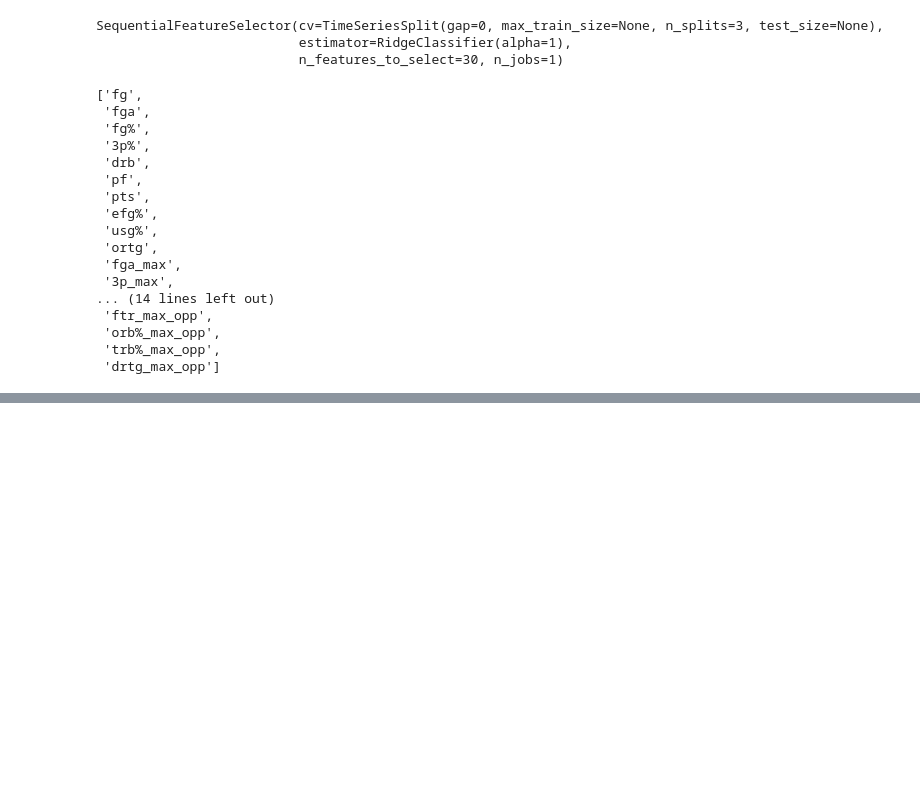
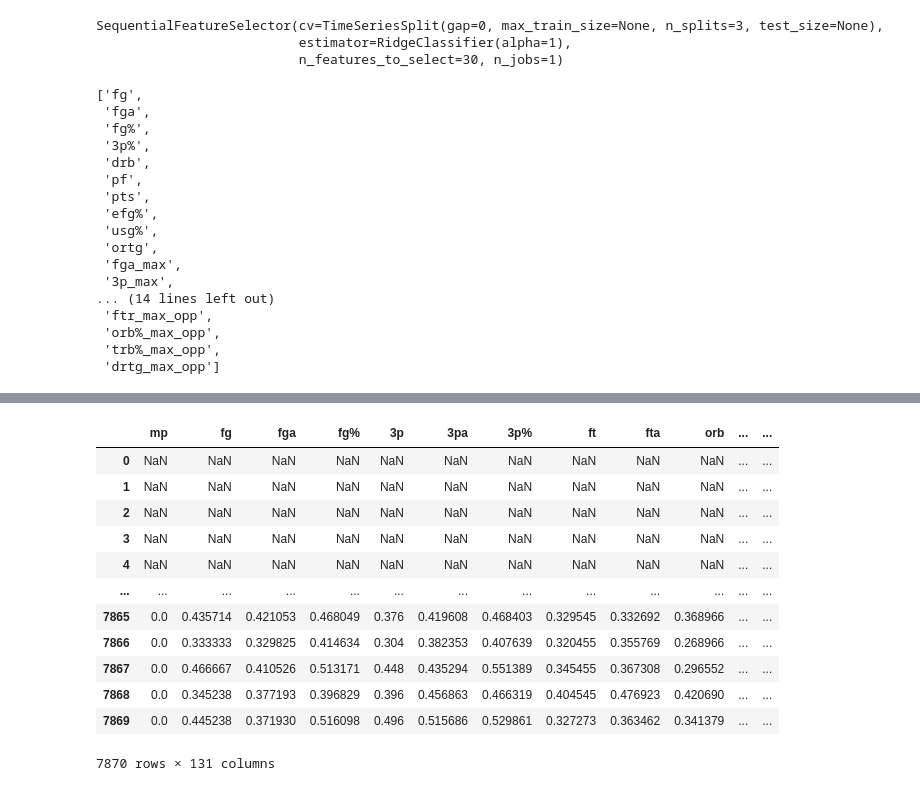
Before and after one commit to levutb2004/nba-predictor, a Jupyter notebook: predict.ipynb, the cells around one changed output, grey strips where cells are left out. Saved outputs shown, nothing was run; the diff lists cells and outputs as text; code cells hidden in the pictures; blank space fills up the shorter version.

```diff
--- a/predict.ipynb
+++ b/predict.ipynb
@@ -204,0 +246,2 @@ predictions = backtest(df, rr, predictors)
+# %%
+df_rolling = df[list(selected_columns) + ["won", "team", "season"]]
@@ -204,0 +264,23 @@ predictions = backtest(df, rr, predictors)
+# %%
+#last 10 games performance
+def find_team_averages(team):
+    rolling = team.rolling(10).mean(numeric_only=True)
+    return rolling
+
+df_rolling = df_rolling.groupby(["team", "season"], group_keys=False).apply(find_team_averages)
+# %%
+df_rolling
+# %% [output]
+|  | mp | fg | fga | fg% | 3p | 3pa | 3p% | ft | fta | orb | ... | ... |
+| 0 | NaN | NaN | NaN | NaN | NaN | NaN | NaN | NaN | NaN | NaN | ... | ... |
+| 1 | NaN | NaN | NaN | NaN | NaN | NaN | NaN | NaN | NaN | NaN | ... | ... |
+| 2 | NaN | NaN | NaN | NaN | NaN | NaN | NaN | NaN | NaN | NaN | ... | ... |
+| 3 | NaN | NaN | NaN | NaN | NaN | NaN | NaN | NaN | NaN | NaN | ... | ... |
+| 4 | NaN | NaN | NaN | NaN | NaN | NaN | NaN | NaN | NaN | NaN | ... | ... |
+| ... | ... | ... | ... | ... | ... | ... | ... | ... | ... | ... | ... | ... |
+| 7865 | 0.0 | 0.435714 | 0.421053 | 0.468049 | 0.376 | 0.419608 | 0.468403 | 0.329545 | 0.332692 | 0.368966 | ... | ... |
+| 7866 | 0.0 | 0.333333 | 0.329825 | 0.414634 | 0.304 | 0.382353 | 0.407639 | 0.320455 | 0.355769 | 0.268966 | ... | ... |
+| 7867 | 0.0 | 0.466667 | 0.410526 | 0.513171 | 0.448 | 0.435294 | 0.551389 | 0.345455 | 0.367308 | 0.296552 | ... | ... |
+| 7868 | 0.0 | 0.345238 | 0.377193 | 0.396829 | 0.396 | 0.456863 | 0.466319 | 0.404545 | 0.476923 | 0.420690 | ... | ... |
+| 7869 | 0.0 | 0.445238 | 0.371930 | 0.516098 | 0.496 | 0.515686 | 0.529861 | 0.327273 | 0.363462 | 0.341379 | ... | ... |
+7870 rows × 131 columns
```
Also changed, not shown: parts of 31 cells of this notebook, 1 other file.
